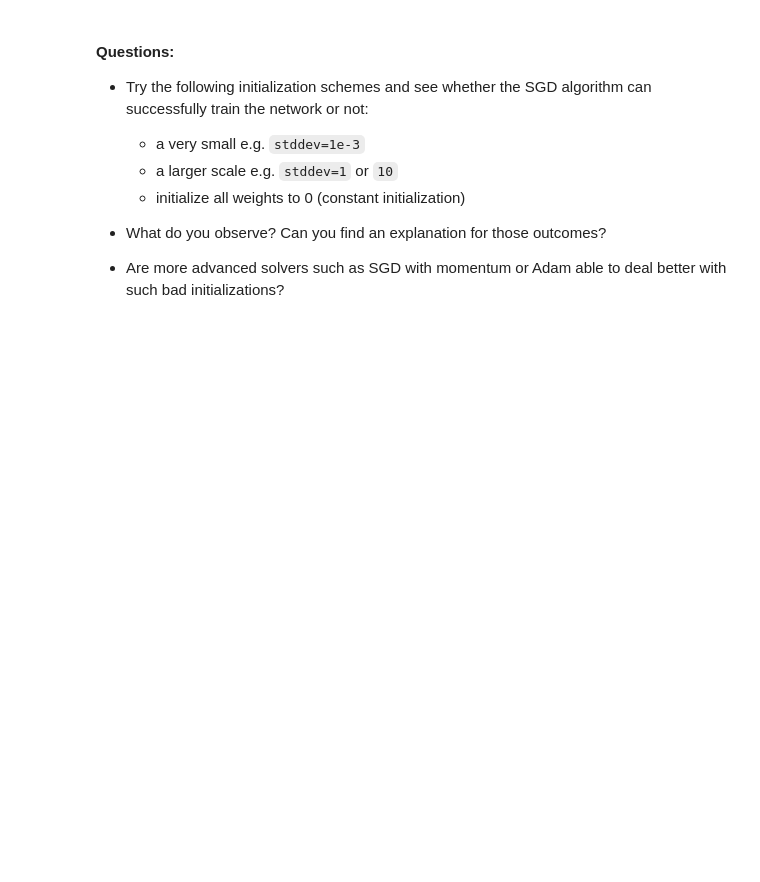
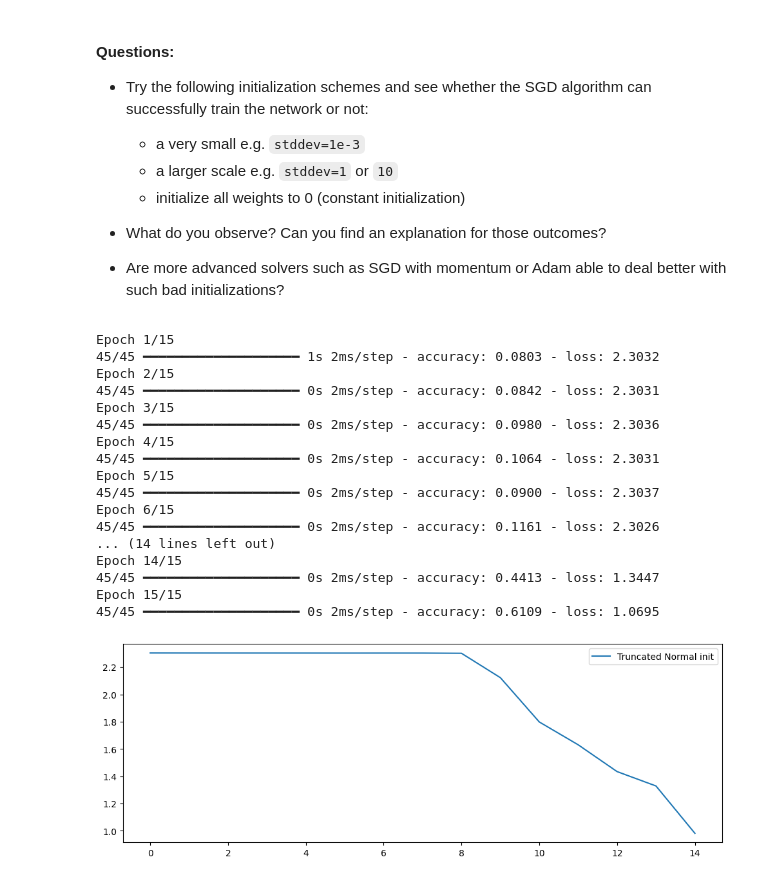
Before and after one commit to c123afk/deep_learning, a Jupyter notebook: 01_materials/labs/lab_1.ipynb, the cells around one changed output. Drawn from its saved outputs; the diff is of its cells as text; code cells hidden in the pictures; blank space fills up the shorter version.

```diff
--- a/01_materials/labs/lab_1.ipynb
+++ b/01_materials/labs/lab_1.ipynb
@@ -481,0 +675,43 @@ model.layers[0].weights
+# %%
+#Very small SD: loss is larger than if SD= 0.001, and decreases later because it learns slower from one epoch to the next
+input_dim = 64
+hidden_dim = 64
+output_dim = 10
+
+normal_init = initializers.TruncatedNormal(stddev=1e-3, seed=42)
+
+model = Sequential()
+model.add(Dense(hidden_dim, input_dim=input_dim, activation="tanh",
+                kernel_initializer=normal_init))
+model.add(Dense(hidden_dim, activation="tanh",
+                kernel_initializer=normal_init))
+model.add(Dense(output_dim, activation="softmax",
+                kernel_initializer=normal_init))
+
+model.compile(optimizer=optimizers.SGD(learning_rate=0.1),
+              loss='categorical_crossentropy', metrics=['accuracy'])
+
+history = model.fit(X_train, y_train, epochs=15, batch_size=32)
+
+plt.figure(figsize=(12, 4))
+plt.plot(history.history['loss'], label="Truncated Normal init")
+plt.legend();
+# %% [output]
+Epoch 1/15
+45/45 ━━━━━━━━━━━━━━━━━━━━ 1s 2ms/step - accuracy: 0.0803 - loss: 2.3032
+Epoch 2/15
+45/45 ━━━━━━━━━━━━━━━━━━━━ 0s 2ms/step - accuracy: 0.0842 - loss: 2.3031
+Epoch 3/15
+45/45 ━━━━━━━━━━━━━━━━━━━━ 0s 2ms/step - accuracy: 0.0980 - loss: 2.3036
+Epoch 4/15
+45/45 ━━━━━━━━━━━━━━━━━━━━ 0s 2ms/step - accuracy: 0.1064 - loss: 2.3031
+Epoch 5/15
+45/45 ━━━━━━━━━━━━━━━━━━━━ 0s 2ms/step - accuracy: 0.0900 - loss: 2.3037
+Epoch 6/15
+45/45 ━━━━━━━━━━━━━━━━━━━━ 0s 2ms/step - accuracy: 0.1161 - loss: 2.3026
+... (14 lines left out)
+Epoch 14/15
+45/45 ━━━━━━━━━━━━━━━━━━━━ 0s 2ms/step - accuracy: 0.4413 - loss: 1.3447
+Epoch 15/15
+45/45 ━━━━━━━━━━━━━━━━━━━━ 0s 2ms/step - accuracy: 0.6109 - loss: 1.0695
+[figure, added]
```
Also changed, not shown: parts of 32 cells of this notebook.
